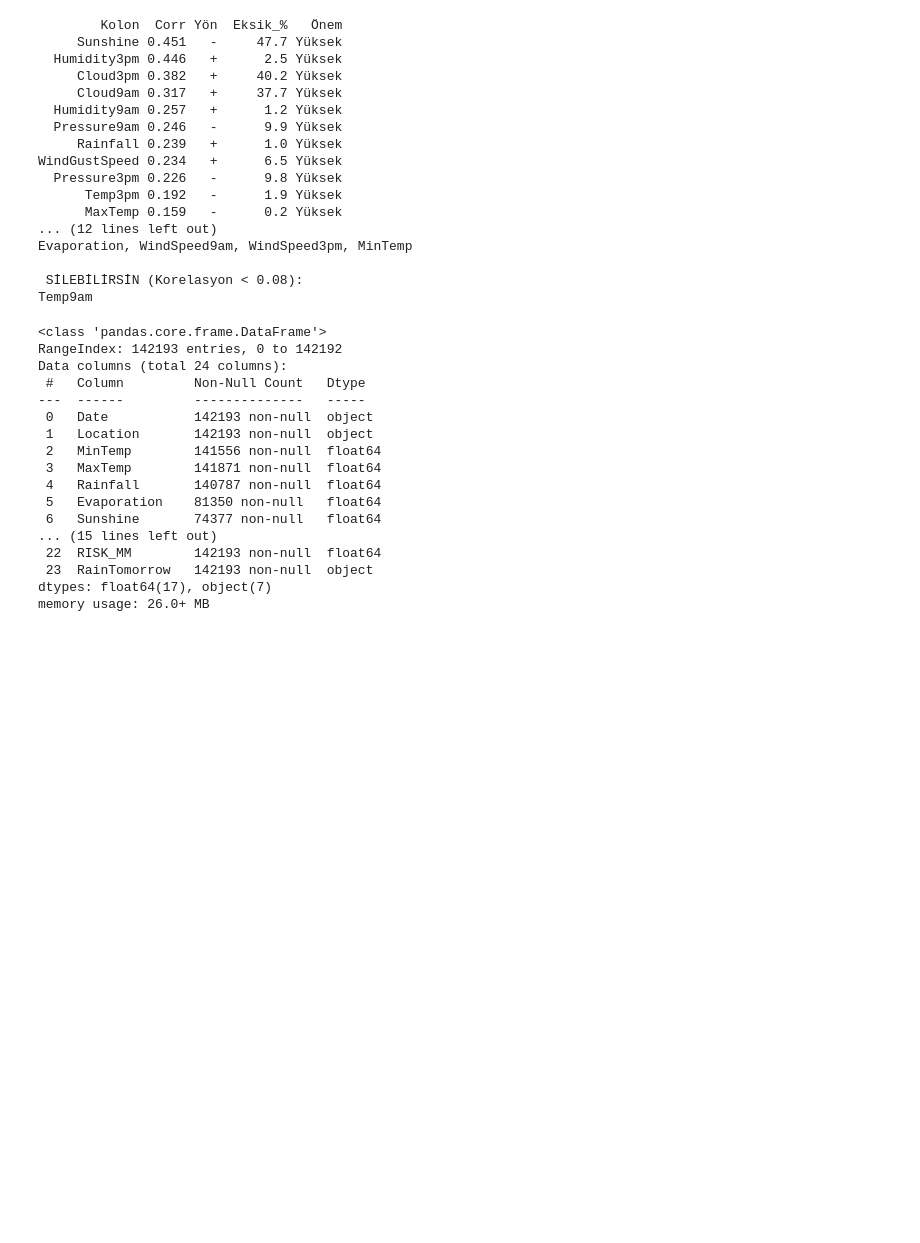
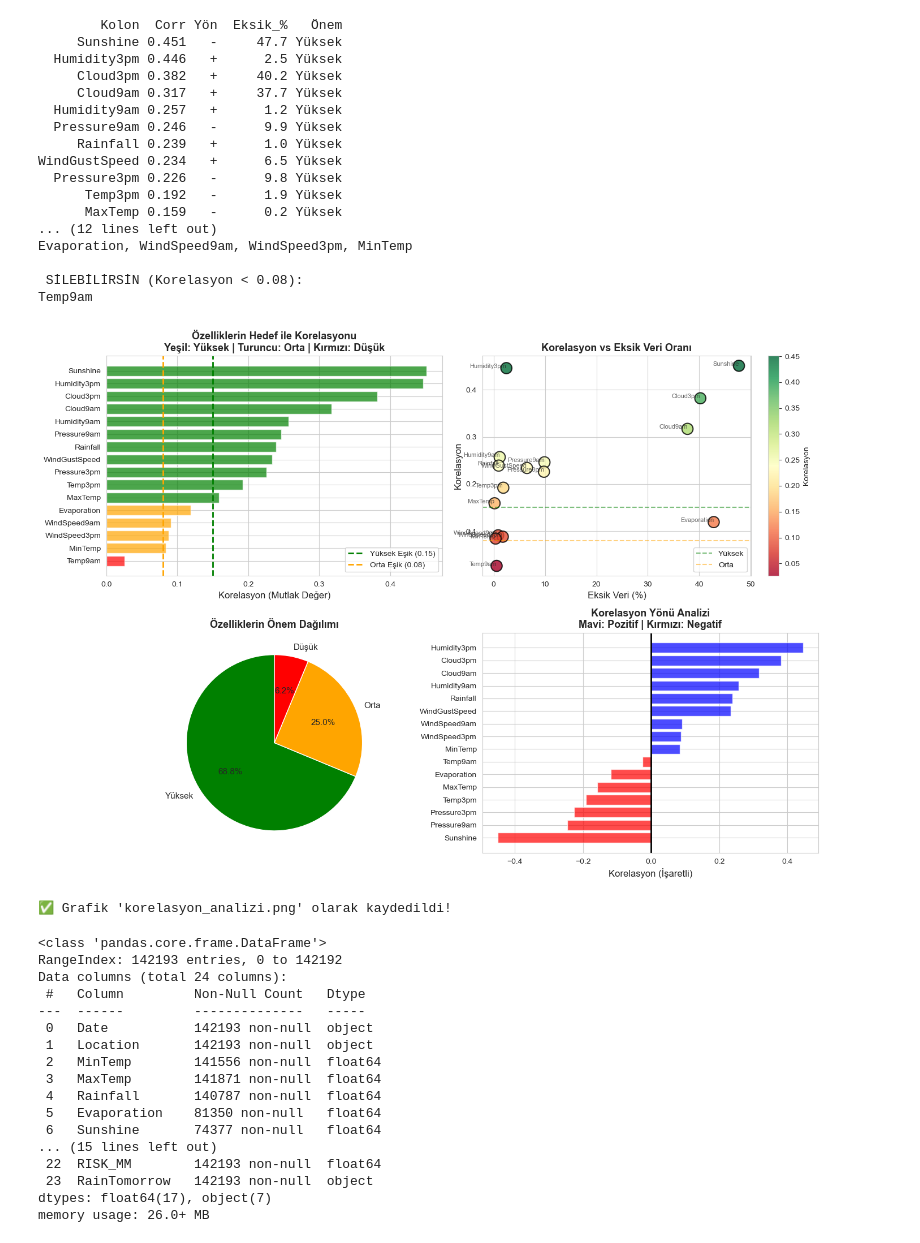
Before and after one commit to AhmetBugraKaplan/MachineLearningNotebookV2, a Jupyter notebook: TomorrowRainPrediction.ipynb, the cells around one changed output. Cells and saved outputs as stored; diff of their text form; code cells hidden in the pictures; blank space fills up the shorter version.

```diff
--- a/TomorrowRainPrediction.ipynb
+++ b/TomorrowRainPrediction.ipynb
@@ -163,6 +166,70 @@ Evaporation, WindSpeed9am, WindSpeed3pm, MinTemp
 
  SİLEBİLİRSİN (Korelasyon < 0.08):
 Temp9am
+# %%
+import matplotlib.pyplot as plt
+import seaborn as sns
+
+# Grafik stili
+sns.set_style("whitegrid")
+plt.figure(figsize=(14, 10))
+
+# 1. KORELASYON BARPLOT (En önemli grafik)
+plt.subplot(2, 2, 1)
+colors = ['green' if x == 'Yüksek' else 'orange' if x == 'Orta' else 'red' for x in results_df['Önem']]
+plt.barh(results_df['Kolon'], results_df['Corr'], color=colors, alpha=0.7)
+plt.xlabel('Korelasyon (Mutlak Değer)', fontsize=12)
+plt.title('Özelliklerin Hedef ile Korelasyonu\nYeşil: Yüksek | Turuncu: Orta | Kırmızı: Düşük', fontsize=13, fontweight='bold')
+plt.axvline(x=0.15, color='green', linestyle='--', linewidth=2, label='Yüksek Eşik (0.15)')
+plt.axvline(x=0.08, color='orange', linestyle='--', linewidth=2, label='Orta Eşik (0.08)')
+plt.legend()
+plt.gca().invert_yaxis()
+
+# 2. KORELASYON vs EKSİK VERİ SCATTER
+plt.subplot(2, 2, 2)
+scatter = plt.scatter(results_df['Eksik_%'], results_df['Corr'],
+                     s=200, c=results_df['Corr'], cmap='RdYlGn',
+                     edgecolors='black', linewidth=1.5, alpha=0.8)
+plt.xlabel('Eksik Veri (%)', fontsize=12)
+plt.ylabel('Korelasyon', fontsize=12)
+plt.title('Korelasyon vs Eksik Veri Oranı', fontsize=13, fontweight='bold')
+plt.axhline(y=0.15, color='green', linestyle='--', alpha=0.5, label='Yüksek')
+plt.axhline(y=0.08, color='orange', linestyle='--', alpha=0.5, label='Orta')
+plt.colorbar(scatter, label='Korelasyon')
+plt.legend()
+
+# Her noktaya etiket ekle
+for idx, row in results_df.iterrows():
+    plt.annotate(row['Kolon'], (row['Eksik_%'], row['Corr']),
+                fontsize=8, ha='right', alpha=0.7)
+
+# 3. ÖNEM KATEGORİLERİ PASTa
+plt.subplot(2, 2, 3)
+onem_counts = results_df['Önem'].value_counts()
+colors_pie = ['green', 'orange', 'red']
+plt.pie(onem_counts, labels=onem_counts.index, autopct='%1.1f%%',
+        colors=colors_pie, startangle=90, textprops={'fontsize': 11})
+plt.title('Özelliklerin Önem Dağılımı', fontsize=13, fontweight='bold')
+
+# 4. KORELASYON YÖN ANALİZİ
+plt.subplot(2, 2, 4)
+yon_data = results_df.copy()
+yon_data['Corr_Signed'] = yon_data.apply(lambda x: x['Corr'] if x['Yön'] == '+' else -x['Corr'], axis=1)
+yon_data = yon_data.sort_values('Corr_Signed')
+colors_yon = ['red' if x == '-' else 'blue' for x in yon_data['Yön']]
+plt.barh(yon_data['Kolon'], yon_data['Corr_Signed'], color=colors_yon, alpha=0.7)
+plt.xlabel('Korelasyon (İşaretli)', fontsize=12)
+plt.title('Korelasyon Yönü Analizi\nMavi: Pozitif | Kırmızı: Negatif', fontsize=13, fontweight='bold')
+plt.axvline(x=0, color='black', linewidth=2)
+
+plt.tight_layout()
+plt.savefig('korelasyon_analizi.png', dpi=300, bbox_inches='tight')
+plt.show()
+
+print("\n✅ Grafik 'korelasyon_analizi.png' olarak kaydedildi!")
+# %% [output]
+[figure, added]
+✅ Grafik 'korelasyon_analizi.png' olarak kaydedildi!
 # %%
 df.info()
 # %% [output]
```
Also changed, not shown: parts of 1 cell of this notebook.
